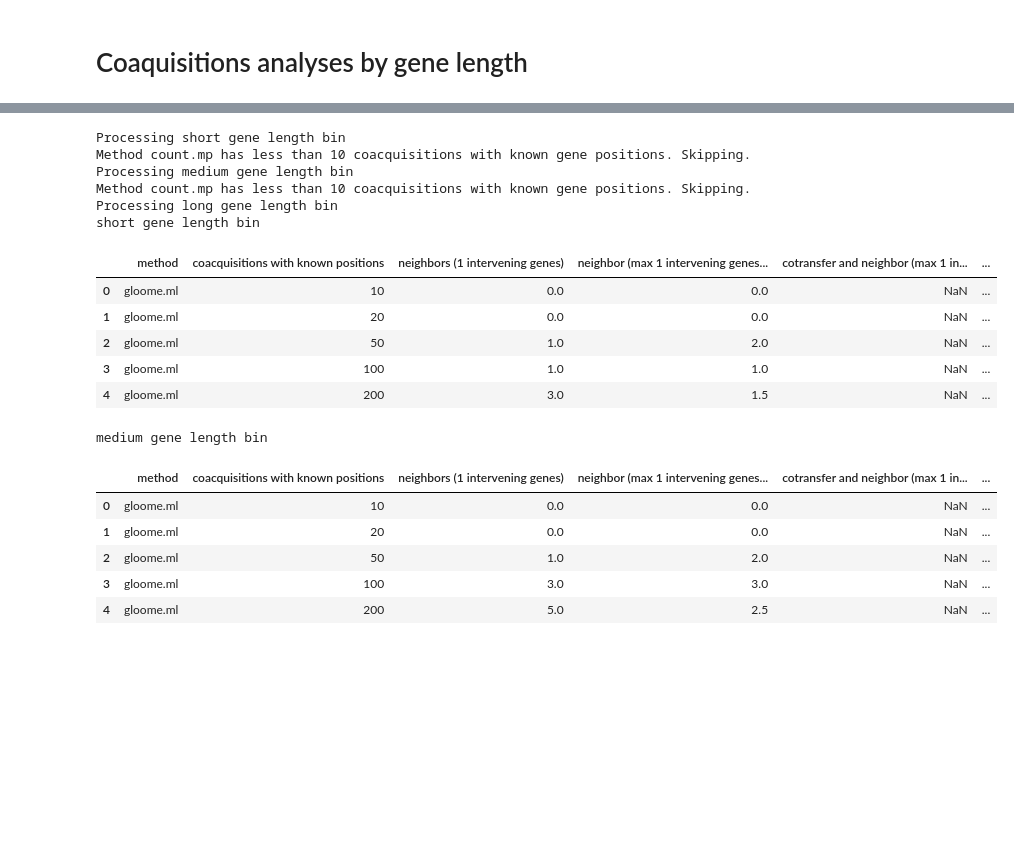
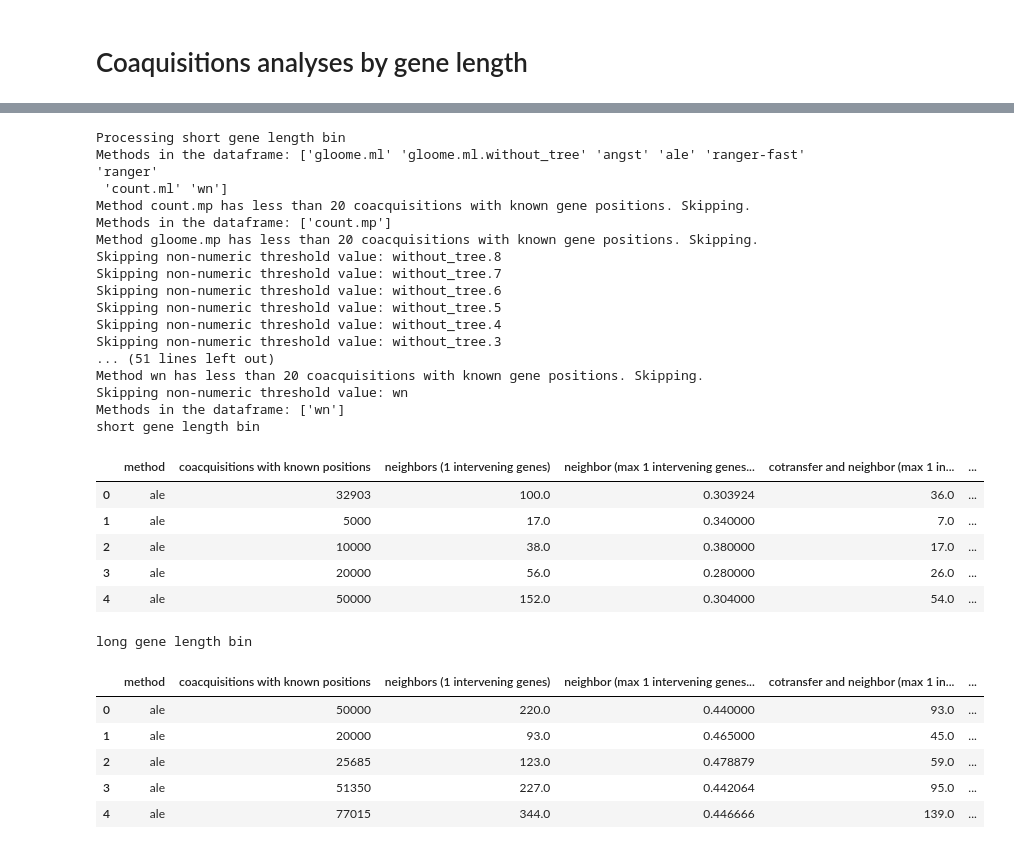
Before and after one commit to swstkm/hgt_inference_comparative_study, a Jupyter notebook: 03-analyse_outputs/03-05-coacquisitions_by_gene_characteristics.ipynb, the cells around one changed output, grey strips where cells are left out. Saved outputs shown, nothing was run; the diff lists cells and outputs as text; code cells hidden in the pictures; blank space fills up the shorter version.

```diff
--- a/03-analyse_outputs/03-05-coacquisitions_by_gene_characteristics.ipynb
+++ b/03-analyse_outputs/03-05-coacquisitions_by_gene_characteristics.ipynb
@@ -31,9 +31,12 @@ with open('lib/plot_marker_styles.json', 'r') as f:
     # this is a dictionary such that for each method it contains
     # a dict of marker styles for 'pyplot', 'plotly', 'marker_color', 'face_color'
 
+# set global pyplot font to be serif
+plt.rcParams['font.family'] = 'serif'
+
 neighbor_genes_between_cutoffs = [1]
 minimum_genome_size = 1000  # minimum genome size to consider a genome (i.e. contig or chromosome) for analysis
-min_coacquisitions = 10  # minimum number of coacquisitions to consider a threshold of a method for analysis
+min_coacquisitions = 20  # minimum number of coacquisitions to consider a threshold of a method for analysis
 # minimum number of coacquisitions with known positions, as a certain numerator, for considering it for percentage calculation
 # e.g. for the percentage of coacquisitions that are neighbors,
 # we need at least this meany neighbors that are coacquired for a given transfer threshold of a method to be considered
@@ -114,0 +145,25 @@ Number of NOGs in long genes bin: 437
+# %%
+# now we perform the neighboring co-acquisitions analysis but for the binned branch lengths
+# read in the data: chromosome locations, and coacquisitions for each method
+coacquisitions_dfs = clsl.load_data(compiled_res_dir)
+# for each method, find the minimum number of transfers under different transfer thresholds
+coacquisitions_dfs = clsl.calculate_min_transfers(coacquisitions_dfs)
+
+# the following methods have manually set thresholds (gain-loss penalty ratios or MAD values)
+methods_for_manual_thresholds = [
+    "count_mp",
+    "gloome_mp",
+    "gloome_mp.without_tree",
+    "wn",
+]
+manual_threshold_coacquisitions_dfs_dict = {}
+for meth in methods_for_manual_thresholds:
+    # read in the data
+    manual_threshold_coacquisitions_dfs_dict[meth] = clsl.load_data(
+        os.path.join(compiled_res_dir, meth.split(".")[0]),
+        include_manual_thresholds=True,
+    )
+    # calculate the minimum number of transfers
+    manual_threshold_coacquisitions_dfs_dict[meth] = clsl.calculate_min_transfers(
+        manual_threshold_coacquisitions_dfs_dict[meth]
+    )
@@ -188,32 +228,46 @@ The following methods are included in the coacquisitions data:
 # %%
-
 # summarize the coacquisitions for each method across transfer thresholds
 # for short, medium, long gene length bins
 binned_coacq__by_gene_length_summary_dfs = summarize_coacquisitions_for_bins(coacquisitions_dfs, neighbor_genes_between_cutoffs, minimum_genome_size,
-                                                            [short_nogs, medium_nogs, long_nogs],
-                                                            ['short gene length', 'medium gene length', 'long gene length'], min_coacquisitions)
+                                                            [short_nogs,
+                                                            #  medium_nogs,
+                                                             long_nogs],
+                                                            ['short gene length',
+                                                            #  'medium gene length',
+                                                             'long gene length'], min_coacquisitions)
 
 # display head of each of these dataframes
 for bin_name, bin_df in binned_coacq__by_gene_length_summary_dfs.items():
     print(f'{bin_name} bin')
     display(bin_df.head())
 # %% [output]
 Processing short gene length bin
-Method count.mp has less than 10 coacquisitions with known gene positions. Skipping.
-Processing medium gene length bin
-Method count.mp has less than 10 coacquisitions with known gene positions. Skipping.
-Processing long gene length bin
+Methods in the dataframe: ['gloome.ml' 'gloome.ml.without_tree' 'angst' 'ale' 'ranger-fast' 'ranger'
+ 'count.ml' 'wn']
+Method count.mp has less than 20 coacquisitions with known gene positions. Skipping.
+Methods in the dataframe: ['count.mp']
+Method gloome.mp has less than 20 coacquisitions with known gene positions. Skipping.
+Skipping non-numeric threshold value: without_tree.8
+Skipping non-numeric threshold value: without_tree.7
+Skipping non-numeric threshold value: without_tree.6
+Skipping non-numeric threshold value: without_tree.5
+Skipping non-numeric threshold value: without_tree.4
+Skipping non-numeric threshold value: without_tree.3
+... (51 lines left out)
+Method wn has less than 20 coacquisitions with known gene positions. Skipping.
+Skipping non-numeric threshold value: wn
+Methods in the dataframe: ['wn']
 short gene length bin
 |  | method | coacquisitions with known positions | neighbors (1 intervening genes) | neighbor (max 1 intervening genes... | cotransfer and neighbor (max 1 in... | ... |
-| 0 | gloome.ml | 10 | 0.0 | 0.0 | NaN | ... |
-| 1 | gloome.ml | 20 | 0.0 | 0.0 | NaN | ... |
-| 2 | gloome.ml | 50 | 1.0 | 2.0 | NaN | ... |
-| 3 | gloome.ml | 100 | 1.0 | 1.0 | NaN | ... |
-| 4 | gloome.ml | 200 | 3.0 | 1.5 | NaN | ... |
+| 0 | ale | 32903 | 100.0 | 0.303924 | 36.0 | ... |
+| 1 | ale | 5000 | 17.0 | 0.340000 | 7.0 | ... |
+| 2 | ale | 10000 | 38.0 | 0.380000 | 17.0 | ... |
+| 3 | ale | 20000 | 56.0 | 0.280000 | 26.0 | ... |
+| 4 | ale | 50000 | 152.0 | 0.304000 | 54.0 | ... |
-medium gene length bin
+long gene length bin
 |  | method | coacquisitions with known positions | neighbors (1 intervening genes) | neighbor (max 1 intervening genes... | cotransfer and neighbor (max 1 in... | ... |
-| 0 | gloome.ml | 10 | 0.0 | 0.0 | NaN | ... |
-| 1 | gloome.ml | 20 | 0.0 | 0.0 | NaN | ... |
-| 2 | gloome.ml | 50 | 1.0 | 2.0 | NaN | ... |
-| 3 | gloome.ml | 100 | 3.0 | 3.0 | NaN | ... |
-| 4 | gloome.ml | 200 | 5.0 | 2.5 | NaN | ... |
+| 0 | ale | 50000 | 220.0 | 0.440000 | 93.0 | ... |
+| 1 | ale | 20000 | 93.0 | 0.465000 | 45.0 | ... |
+| 2 | ale | 25685 | 123.0 | 0.478879 | 59.0 | ... |
+| 3 | ale | 51350 | 227.0 | 0.442064 | 95.0 | ... |
+| 4 | ale | 77015 | 344.0 | 0.446666 | 139.0 | ... |
```
Also changed, not shown: parts of 12 cells of this notebook.
